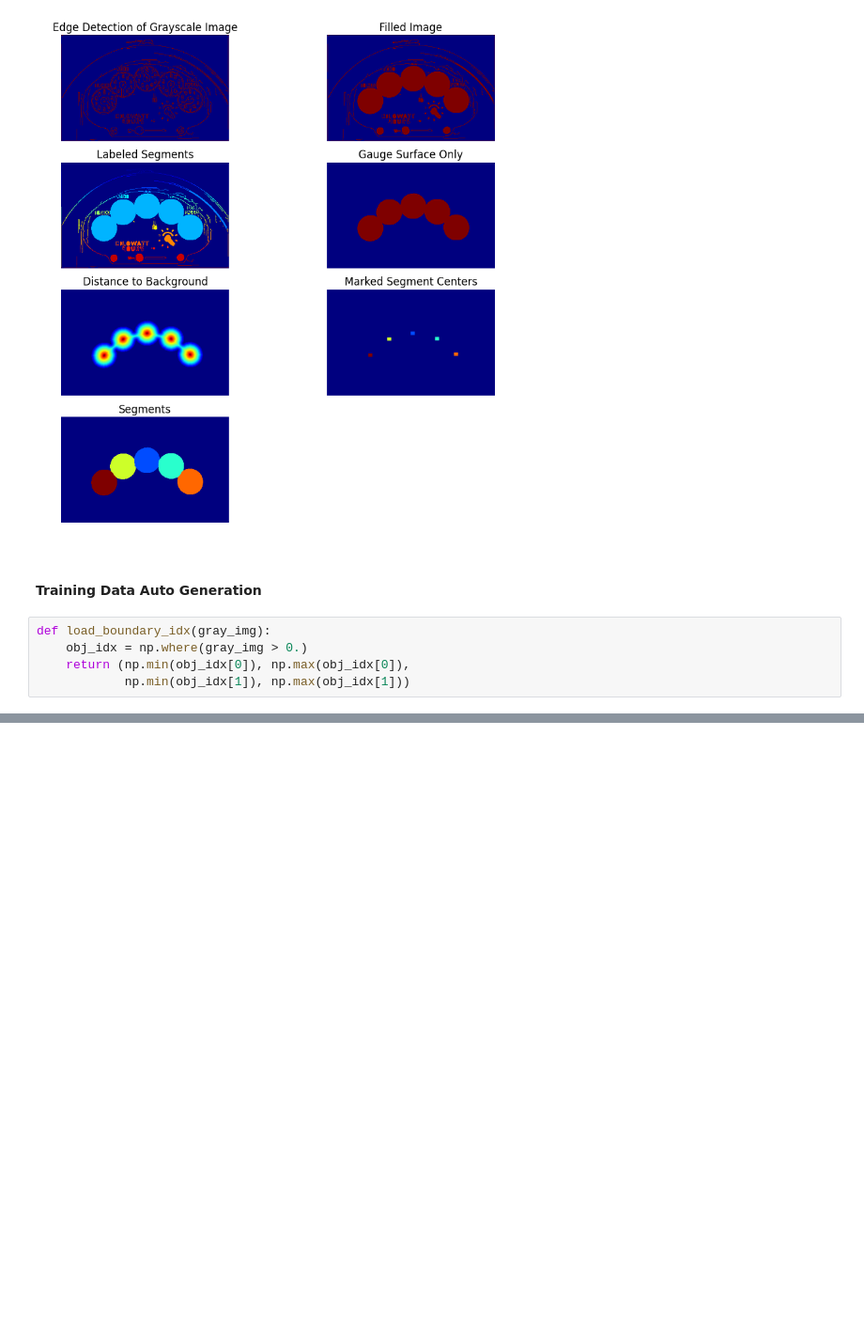
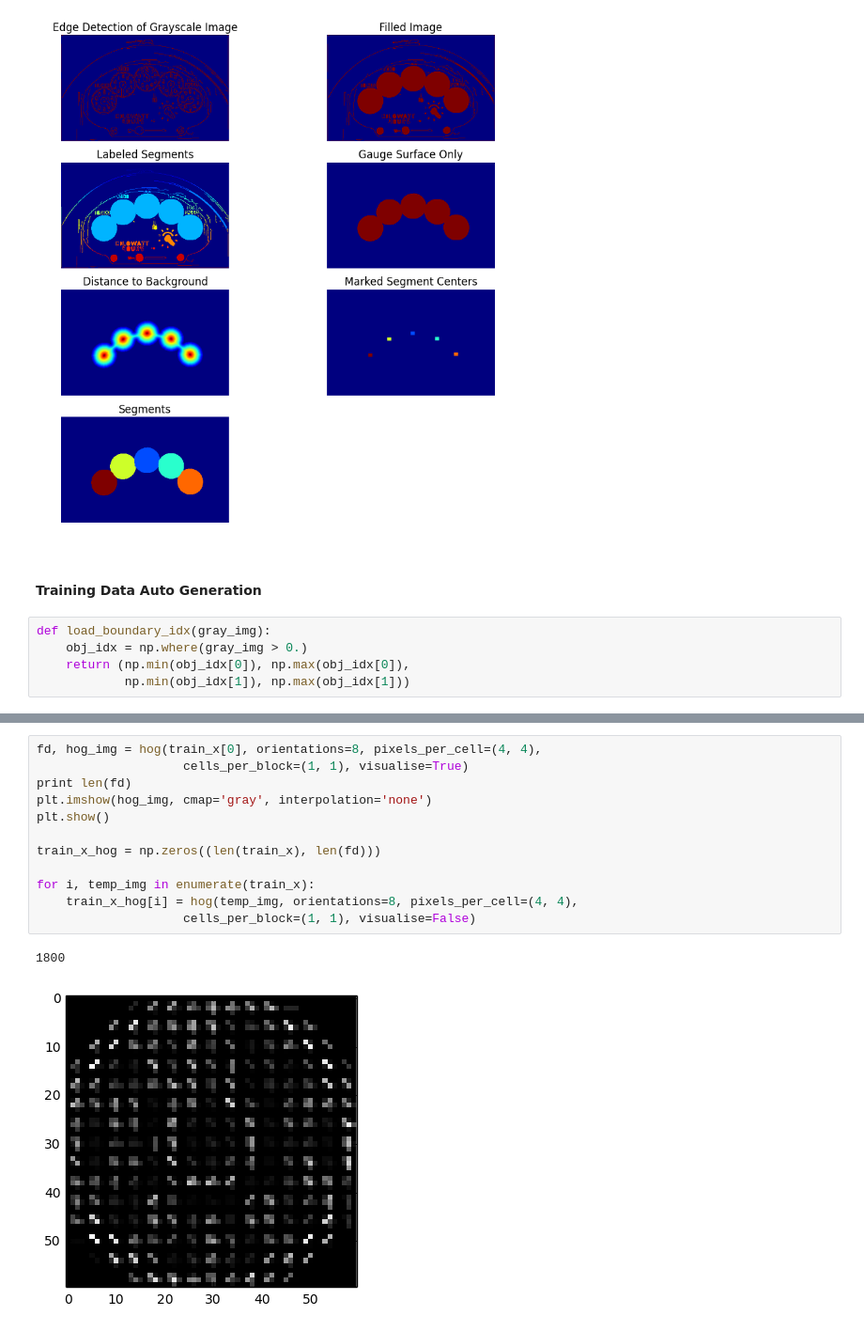
Before and after one commit to zeshi1990/electric_gauge_cv, a Jupyter notebook: Image processing on mechanical meters.ipynb, the cells around one changed output, grey strips where cells are left out. Shown at 94% size. Drawn from its saved outputs; the diff is of its cells as text; blank space fills up the shorter version.

```diff
--- a/Image processing on mechanical meters.ipynb
+++ b/Image processing on mechanical meters.ipynb
@@ -169,0 +211,15 @@ for i in unique_objects:
+# %%
+fd, hog_img = hog(train_x[0], orientations=8, pixels_per_cell=(4, 4),
+                    cells_per_block=(1, 1), visualise=True)
+print len(fd)
+plt.imshow(hog_img, cmap='gray', interpolation='none')
+plt.show()
+
+train_x_hog = np.zeros((len(train_x), len(fd)))
+
+for i, temp_img in enumerate(train_x):
+    train_x_hog[i] = hog(temp_img, orientations=8, pixels_per_cell=(4, 4),
+                    cells_per_block=(1, 1), visualise=False)
+# %% [output]
+1800
+[figure, added]
```
Also changed, not shown: parts of 7 cells of this notebook.
